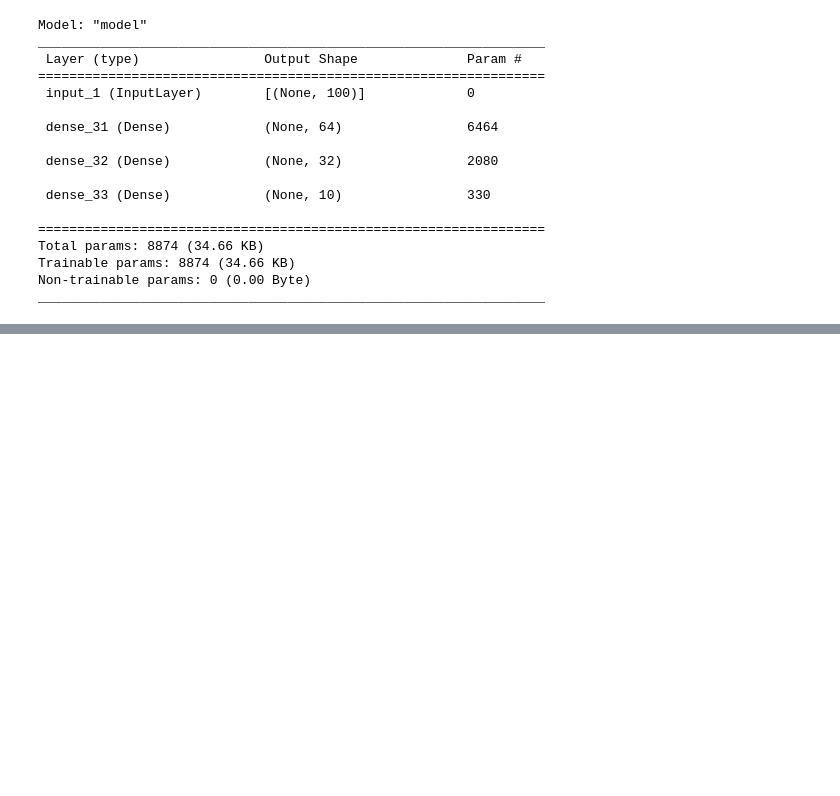
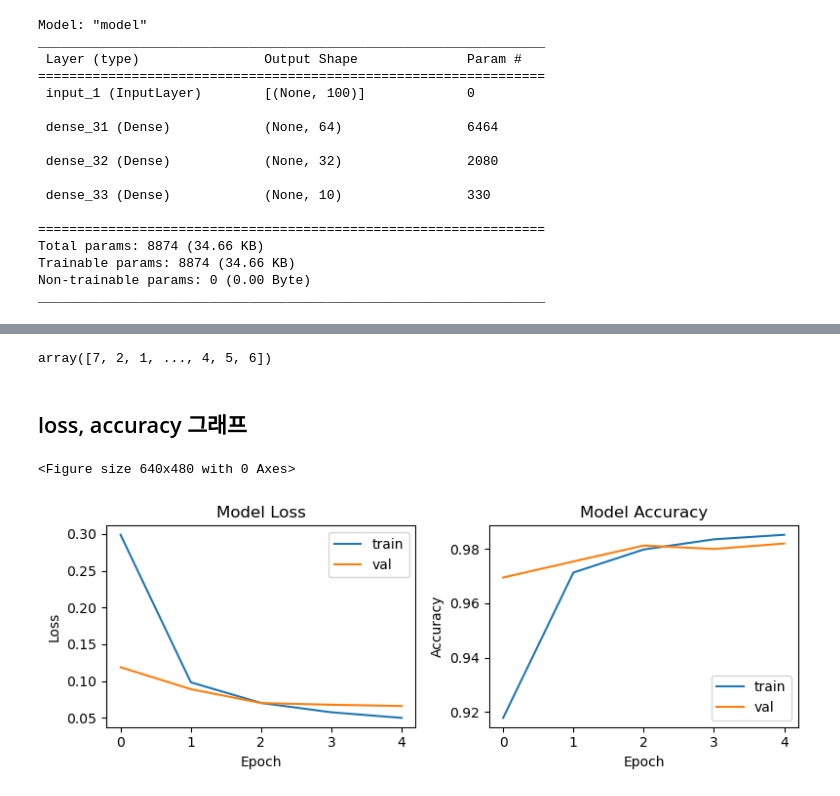
Before and after one commit to psw109/Python_study, a Jupyter notebook: 딥러닝/basic_keras/code.ipynb, the cells around one changed output, grey strips where cells are left out. Drawn from its saved outputs; the diff is of its cells as text; code cells hidden in the pictures; blank space fills up the shorter version.

```diff
--- a/딥러닝/basic_keras/code.ipynb
+++ b/딥러닝/basic_keras/code.ipynb
@@ -170,0 +805,32 @@ model.summary()
+# %%
+np.argmax(predictions, axis=1) #최댓값의 위치를 반환, 이경우에는 정답 라벨이 됨
+# %% [output]
+array([7, 2, 1, ..., 4, 5, 6])
+# %% [markdown]
+## loss, accuracy 그래프
+# %%
+plt.clf()
+plt.figure(figsize=(8,3))
+
+# 훈련 손실 그래프
+plt.subplot(121)
+plt.plot(history.history['loss'])
+plt.plot(history.history['val_loss'])
+plt.title('Model Loss')
+plt.xlabel('Epoch')
+plt.ylabel('Loss')
+plt.legend(['train', 'val'], loc='upper right')
+
+# 훈련 정확도 그래프
+plt.subplot(122)
+plt.plot(history.history['accuracy'])
+plt.plot(history.history['val_accuracy'])
+plt.title('Model Accuracy')
+plt.xlabel('Epoch')
+plt.ylabel('Accuracy')
+plt.legend(['train', 'val'], loc='lower right')
+plt.tight_layout()
+plt.show()
+# %% [output]
+<Figure size 640x480 with 0 Axes>
+[figure, added]
```
Also changed, not shown: parts of 79 cells of this notebook, 3 other files.
